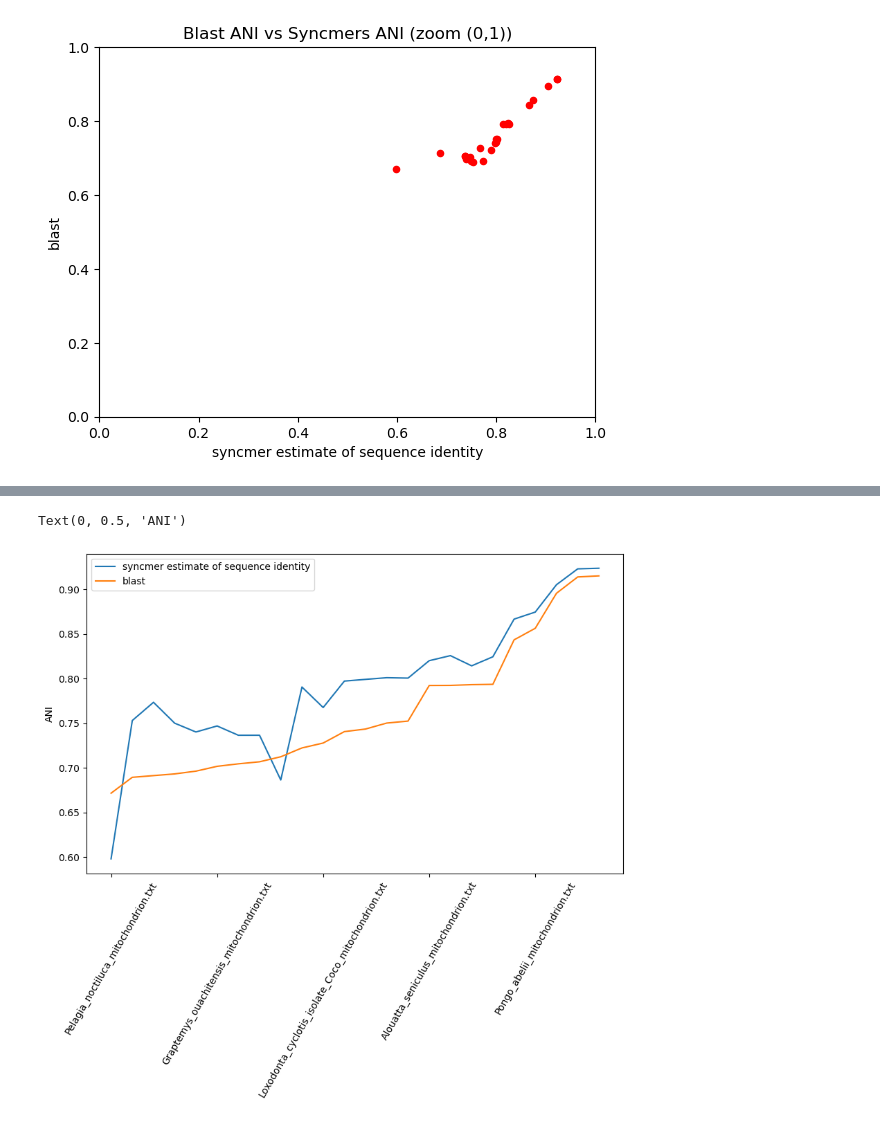
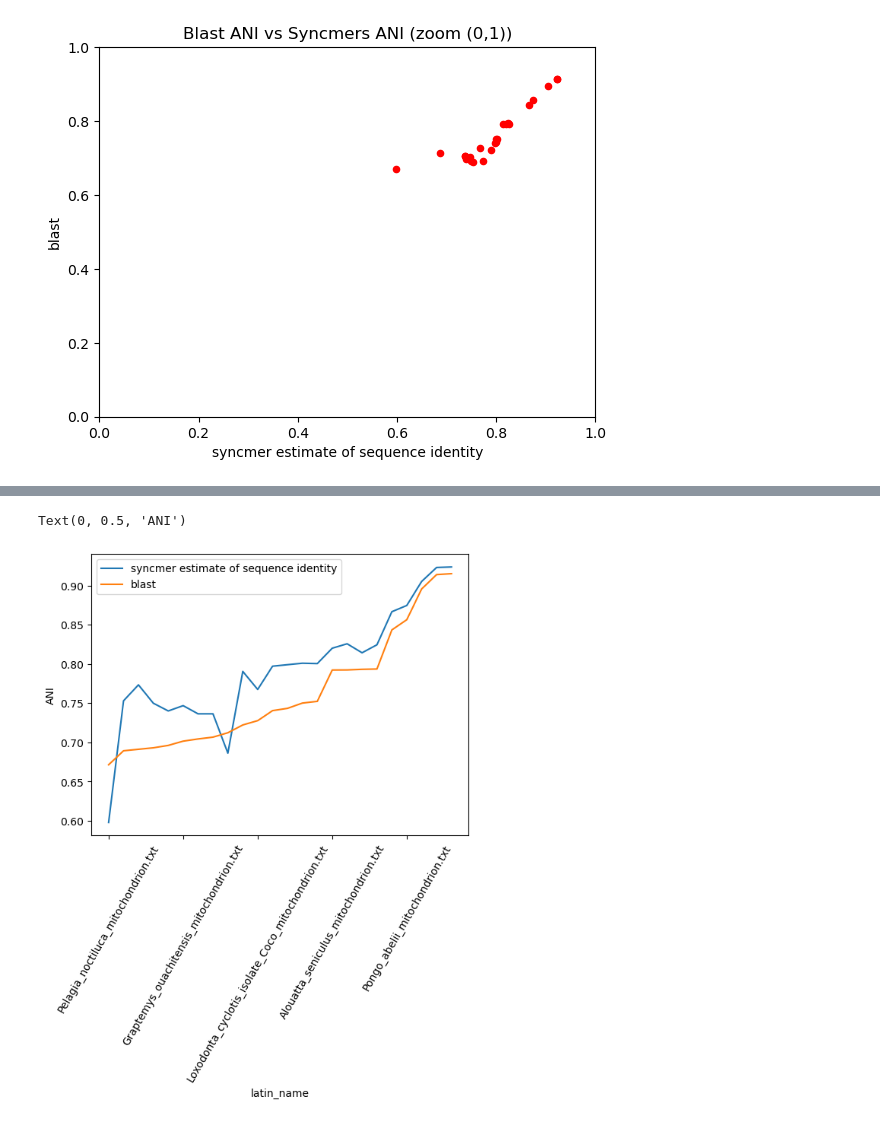
Before and after one commit to UTokyoChenYe/syncmers-count-last, a Jupyter notebook: data_analysis.ipynb, the cells around one changed output, grey strips where cells are left out. Drawn from its saved outputs; the diff is of its cells as text; code cells hidden in the pictures.

```diff
--- a/data_analysis.ipynb
+++ b/data_analysis.ipynb
@@ -63,5 +62,5 @@ df
 # %%
-df.plot(y=["syncmer estimate of sequence identity","blast"], rot=60, figsize=(10, 6)).set_ylabel("ANI")
+df.plot(y=["syncmer estimate of sequence identity","blast"], x="latin_name", rot=60).set_ylabel("ANI")
 # %% [output]
 Text(0, 0.5, 'ANI')
-[figure, old version]
+[figure, new version]
```
Also changed, not shown: parts of 3 cells of this notebook, 1 other file.
